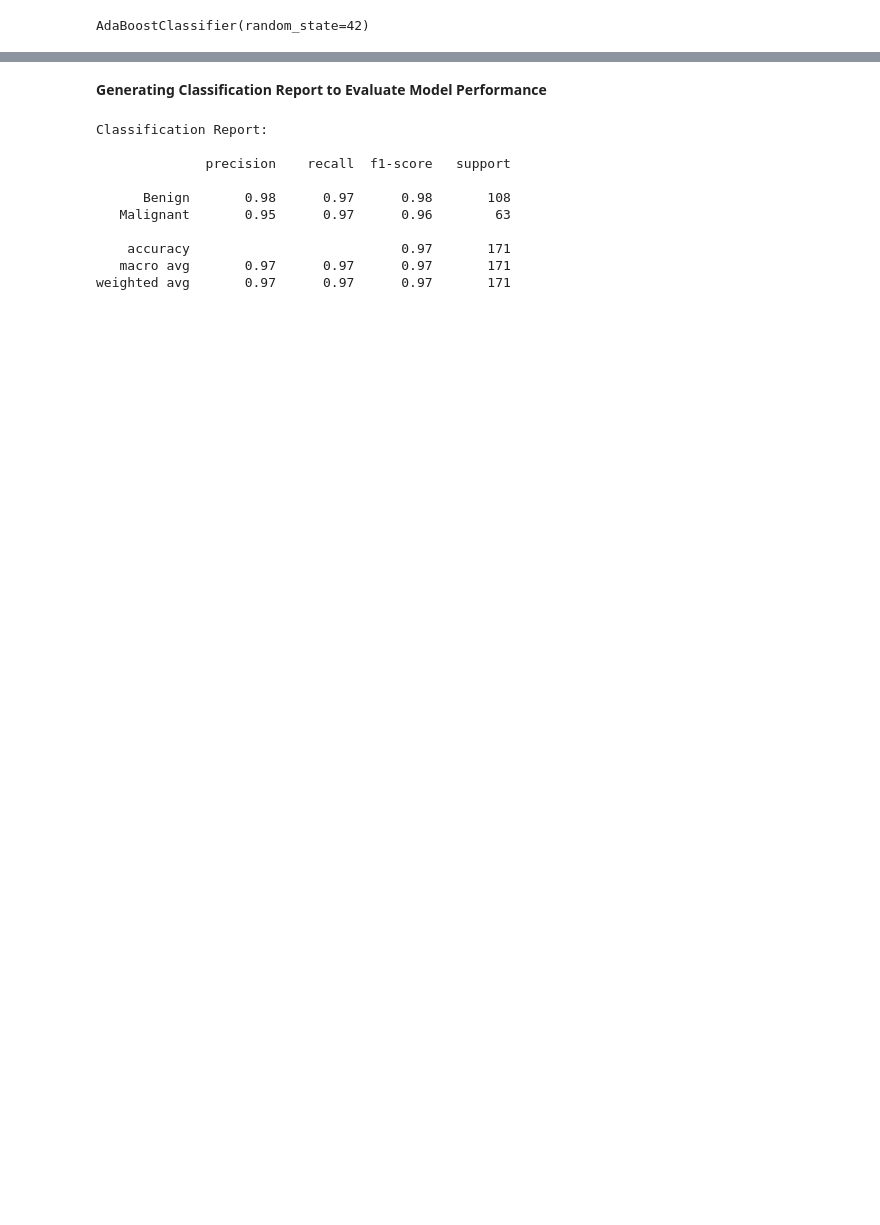
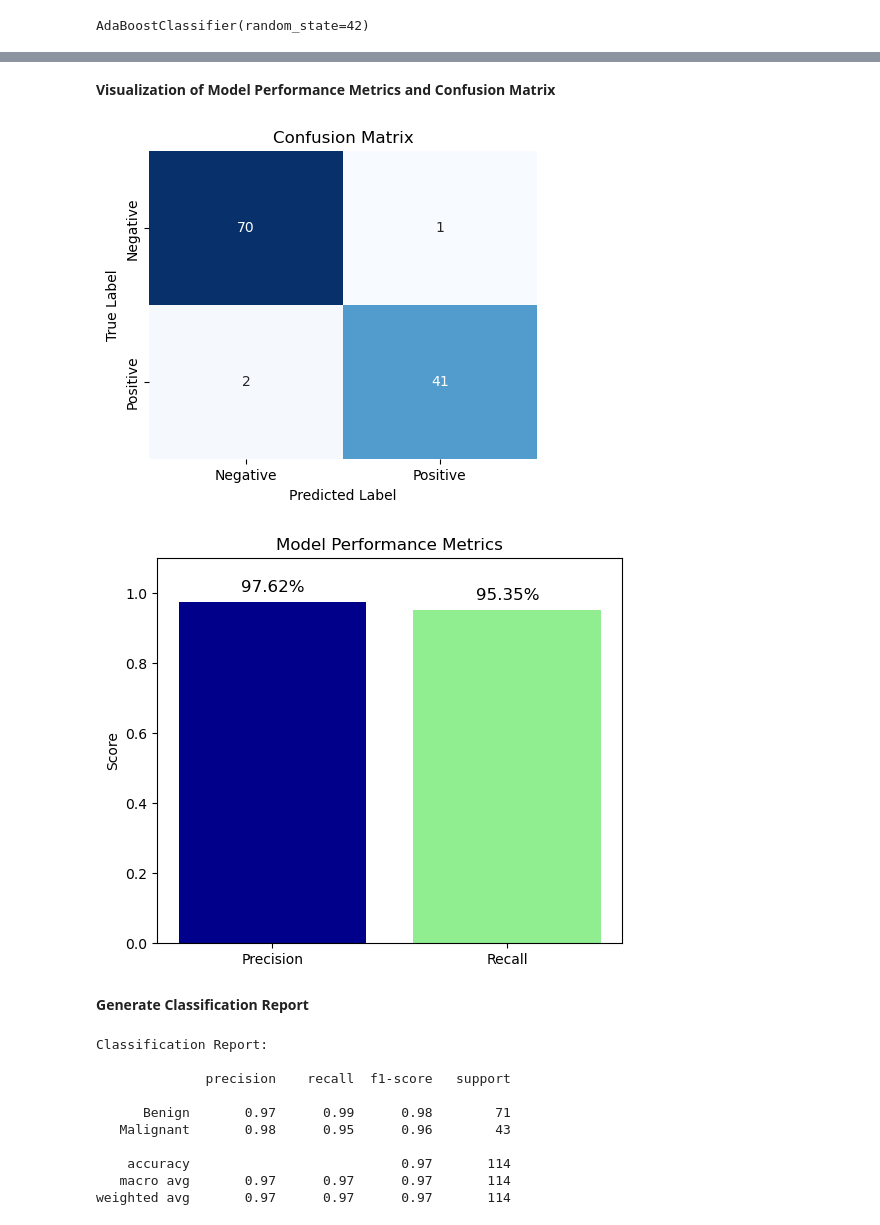
Before and after one commit to PriyankaMoorthy3025/Breast_Cancer_Detection1, a Jupyter notebook: BREAST_CANCER _DETECTION.ipynb, the cells around one changed output, grey strips where cells are left out. Cells and saved outputs as stored; diff of their text form; code cells hidden in the pictures; blank space fills up the shorter version.

```diff
--- a/BREAST_CANCER _DETECTION.ipynb
+++ b/BREAST_CANCER _DETECTION.ipynb
@@ -371,5 +457,6 @@ Testing data shape: (171, 30)
 # %%
-model = AdaBoostClassifier(n_estimators=50, learning_rate=1.0,random_state=42)
-model.fit(X_train, y_train)
+# Implementing AdaBoost Classifier
+ada_model = AdaBoostClassifier(n_estimators=50, learning_rate=1.0, random_state=42)
+ada_model.fit(X_train, y_train)
 # %% [output]
 AdaBoostClassifier(random_state=42)
@@ -376,6 +470,4 @@ AdaBoostClassifier(random_state=42)
 # %%
-# Model Evaluation
-y_pred = ada_model.predict(X_test)
 accuracy = accuracy_score(y_test, y_pred)
 precision = precision_score(y_test, y_pred)
 recall = recall_score(y_test, y_pred)
@@ -386,10 +499,48 @@ NameError: name 'ada_model' is not defined
+# %% [markdown]
+**Visualization of Model Performance Metrics and Confusion Matrix**
+# %%
+import seaborn as sns
+import matplotlib.pyplot as plt
+from sklearn.metrics import confusion_matrix
+
+# Confusion matrix
+conf_matrix = confusion_matrix(y_test, y_pred)
+
+# Create a heatmap of the confusion matrix
+plt.figure(figsize=(5, 4))
+sns.heatmap(conf_matrix, annot=True, fmt='d', cmap='Blues', cbar=False,
+            xticklabels=['Negative', 'Positive'], yticklabels=['Negative', 'Positive'])
+plt.title("Confusion Matrix")
+plt.xlabel("Predicted Label")
+plt.ylabel("True Label")
+plt.show()
+
+import matplotlib.pyplot as plt
+
+# Performance metrics bar chart
+metrics = ['Precision', 'Recall']
+scores = [precision, recall]
+
+# Create the bar chart
+plt.figure(figsize=(6, 5))
+bars = plt.bar(metrics, scores, color=['darkblue', 'lightgreen'])
+plt.ylim(0, 1.1)  # To make sure the bars fit well within the range
+plt.title('Model Performance Metrics')
+plt.ylabel('Score')
+
+# Add percentage values above each bar
+for bar in bars:
+    height = bar.get_height()
+    plt.text(bar.get_x() + bar.get_width() / 2, height + 0.02, f'{height*100:.2f}%',
+             ha='center', va='bottom', fontsize=12, color='black')
+
+plt.show()
+# %% [output]
+[figure, added]
+[figure, added]
 # %% [markdown]
-**Generating Classification Report to Evaluate Model Performance**
+ **Generate Classification Report**
 # %%
-# Assuming you have already made predictions using your model
-y_pred = model.predict(X_test)
-
-# Generate and print the classification report
 print("Classification Report:\n")
 print(classification_report(y_test, y_pred, target_names=['Benign', 'Malignant']))
 # %% [output]
@@ -397,9 +548,9 @@ Classification Report:
 
               precision    recall  f1-score   support
 
-      Benign       0.98      0.97      0.98       108
-   Malignant       0.95      0.97      0.96        63
+      Benign       0.97      0.99      0.98        71
+   Malignant       0.98      0.95      0.96        43
 
-    accuracy                           0.97       171
-   macro avg       0.97      0.97      0.97       171
-weighted avg       0.97      0.97      0.97       171
+    accuracy                           0.97       114
+   macro avg       0.97      0.97      0.97       114
+weighted avg       0.97      0.97      0.97       114
```
Also changed, not shown: parts of 21 cells of this notebook, 1 other file.
